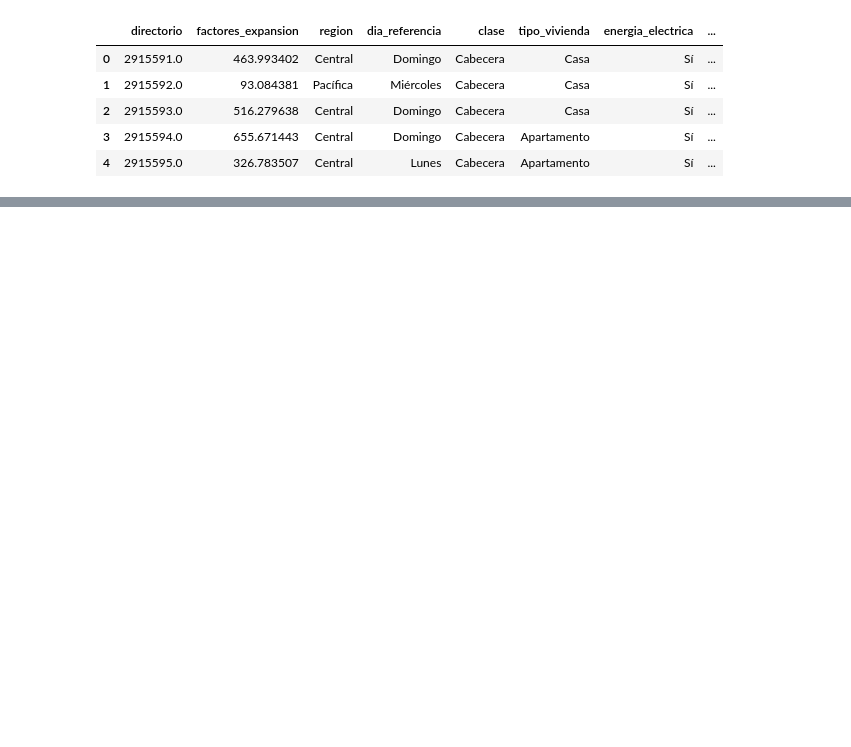
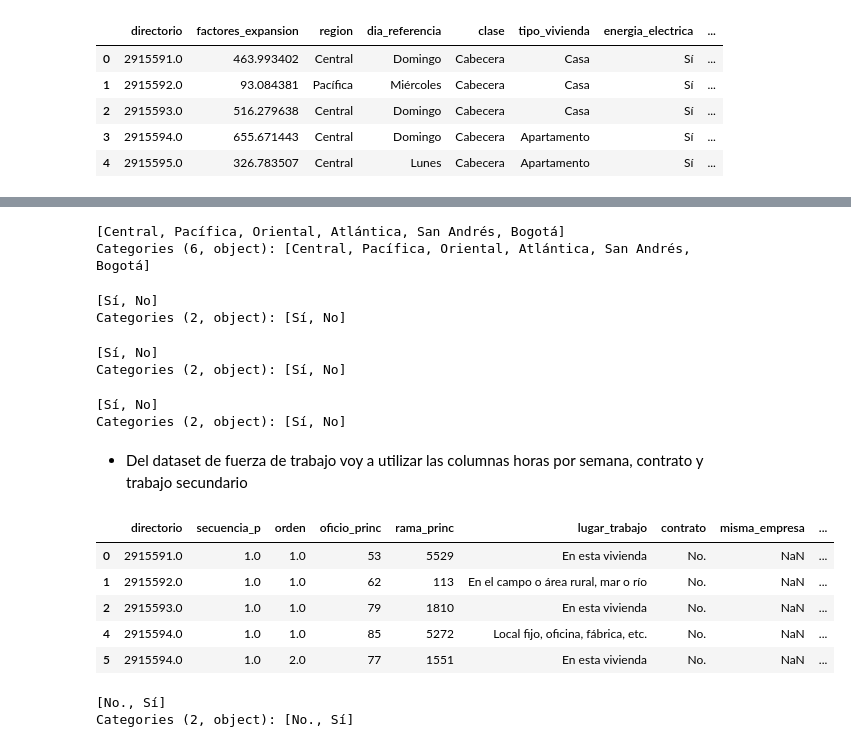
Before and after one commit to jpcano1/MINE-4101-tareas, a Jupyter notebook: lab_2.ipynb, the cells around one changed output, grey strips where cells are left out. Drawn from its saved outputs; the diff is of its cells as text; code cells hidden in the pictures; blank space fills up the shorter version.

```diff
--- a/lab_2.ipynb
+++ b/lab_2.ipynb
@@ -212,0 +282,36 @@ data_condiciones.head()
+# %%
+data_condiciones["region"].unique()
+# %% [output]
+[Central, Pacífica, Oriental, Atlántica, San Andrés, Bogotá]
+Categories (6, object): [Central, Pacífica, Oriental, Atlántica, San Andrés, Bogotá]
+# %%
+data_condiciones["acueducto"].unique()
+# %% [output]
+[Sí, No]
+Categories (2, object): [Sí, No]
+# %%
+data_condiciones["alcantarillado"].unique()
+# %% [output]
+[Sí, No]
+Categories (2, object): [Sí, No]
+# %%
+data_condiciones["gas_natural_dom"].unique()
+# %% [output]
+[Sí, No]
+Categories (2, object): [Sí, No]
+# %% [markdown]
+- Del dataset de fuerza de trabajo voy a utilizar las columnas horas por semana, contrato y trabajo secundario
+# %%
+data_fuerza.head()
+# %% [output]
+|  | directorio | secuencia_p | orden | oficio_princ | rama_princ | lugar_trabajo | contrato | misma_empresa | ... |
+| 0 | 2915591.0 | 1.0 | 1.0 | 53 | 5529 | En esta vivienda | No. | NaN | ... |
+| 1 | 2915592.0 | 1.0 | 1.0 | 62 | 113 | En el campo o área rural, mar o río | No. | NaN | ... |
+| 2 | 2915593.0 | 1.0 | 1.0 | 79 | 1810 | En esta vivienda | No. | NaN | ... |
+| 4 | 2915594.0 | 1.0 | 1.0 | 85 | 5272 | Local fijo, oficina, fábrica, etc. | No. | NaN | ... |
+| 5 | 2915594.0 | 1.0 | 2.0 | 77 | 1551 | En esta vivienda | No. | NaN | ... |
+# %%
+data_fuerza["contrato"].unique()
+# %% [output]
+[No., Sí]
+Categories (2, object): [No., Sí]
```
Also changed, not shown: parts of 17 cells of this notebook.
